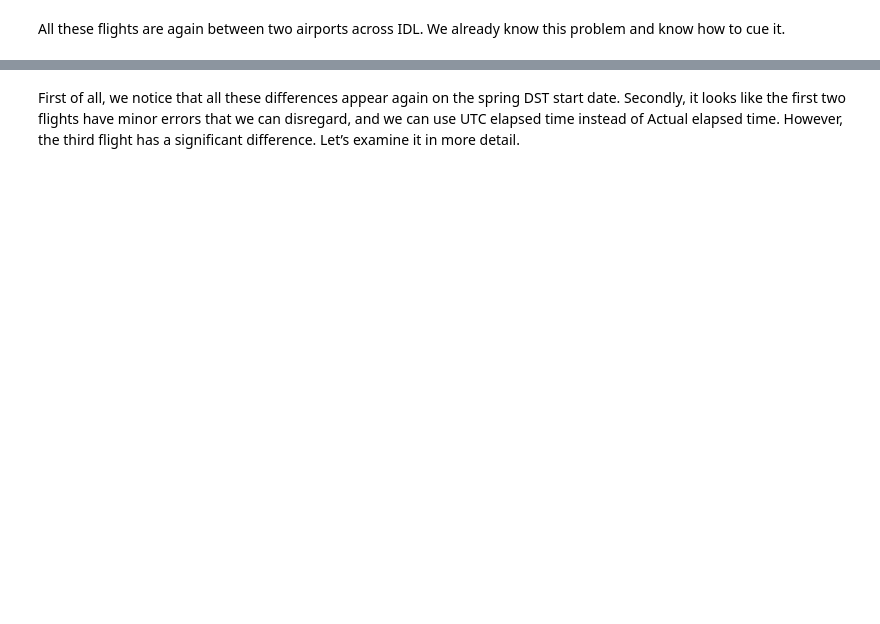
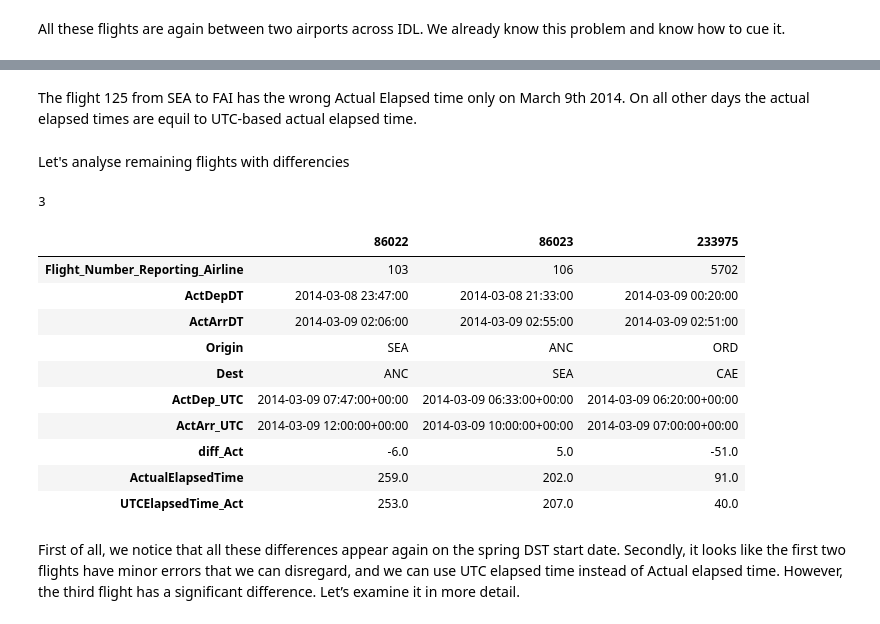
Before and after one commit to kholodov-a/Springboard_repo, a Jupyter notebook: CS2-flights-delay-REPO/notebooks/Data Wrangling.ipynb, the cells around one changed output, grey strips where cells are left out. Saved outputs shown, nothing was run; the diff lists cells and outputs as text; code cells hidden in the pictures; blank space fills up the shorter version.

```diff
--- a/CS2-flights-delay-REPO/notebooks/Data Wrangling.ipynb
+++ b/CS2-flights-delay-REPO/notebooks/Data Wrangling.ipynb
@@ -1467,16 +1673,34 @@ All these flights departured before the transition to DST and arrived after it.
+# %% [markdown]
+The flight 125 from SEA to FAI has the wrong Actual Elapsed time only on March 9th 2014. On all other days the actual elapsed times are equil to UTC-based actual elapsed time.
+# %% [markdown]
+Let's analyse remaining flights with differencies
 # %%
-other = flights[(flights['diff_Act'] > -60) & (flights['diff_Act'] < 10) & (flights['diff_Act'] != 0)]
-print(len(other))
-other[['Flight_Number_Reporting_Airline',
-       'ActDepTime',
-       'ActArrTime',
+fields_to_check = ['Flight_Number_Reporting_Airline',
+       'ActDepDT',
+       'ActArrDT',
        'Origin',
        'Dest',
        'ActDep_UTC',
        'ActArr_UTC',
        'diff_Act',
        'ActualElapsedTime',
-       'UTCElapsedTime_Act']].T
+       'UTCElapsedTime_Act']
+other = flights[(flights['diff_Act'] > -60) & (flights['diff_Act'] < 10) & (flights['diff_Act'] != 0)]
+print(len(other))
+other[fields_to_check].T
+# %% [output]
+3
+|  | 86022 | 86023 | 233975 |
+| Flight_Number_Reporting_Airline | 103 | 106 | 5702 |
+| ActDepDT | 2014-03-08 23:47:00 | 2014-03-08 21:33:00 | 2014-03-09 00:20:00 |
+| ActArrDT | 2014-03-09 02:06:00 | 2014-03-09 02:55:00 | 2014-03-09 02:51:00 |
+| Origin | SEA | ANC | ORD |
+| Dest | ANC | SEA | CAE |
+| ActDep_UTC | 2014-03-09 07:47:00+00:00 | 2014-03-09 06:33:00+00:00 | 2014-03-09 06:20:00+00:00 |
+| ActArr_UTC | 2014-03-09 12:00:00+00:00 | 2014-03-09 10:00:00+00:00 | 2014-03-09 07:00:00+00:00 |
+| diff_Act | -6.0 | 5.0 | -51.0 |
+| ActualElapsedTime | 259.0 | 202.0 | 91.0 |
+| UTCElapsedTime_Act | 253.0 | 207.0 | 40.0 |
 # %% [markdown]
 First of all, we notice that all these differences appear again on the spring DST start date.
 Secondly, it looks like the first two flights have minor errors that we can disregard, and we can use UTC elapsed time instead of Actual elapsed time. However, the third flight has a significant difference. Let’s examine it in more detail.
```
Also changed, not shown: parts of 47 cells of this notebook.
